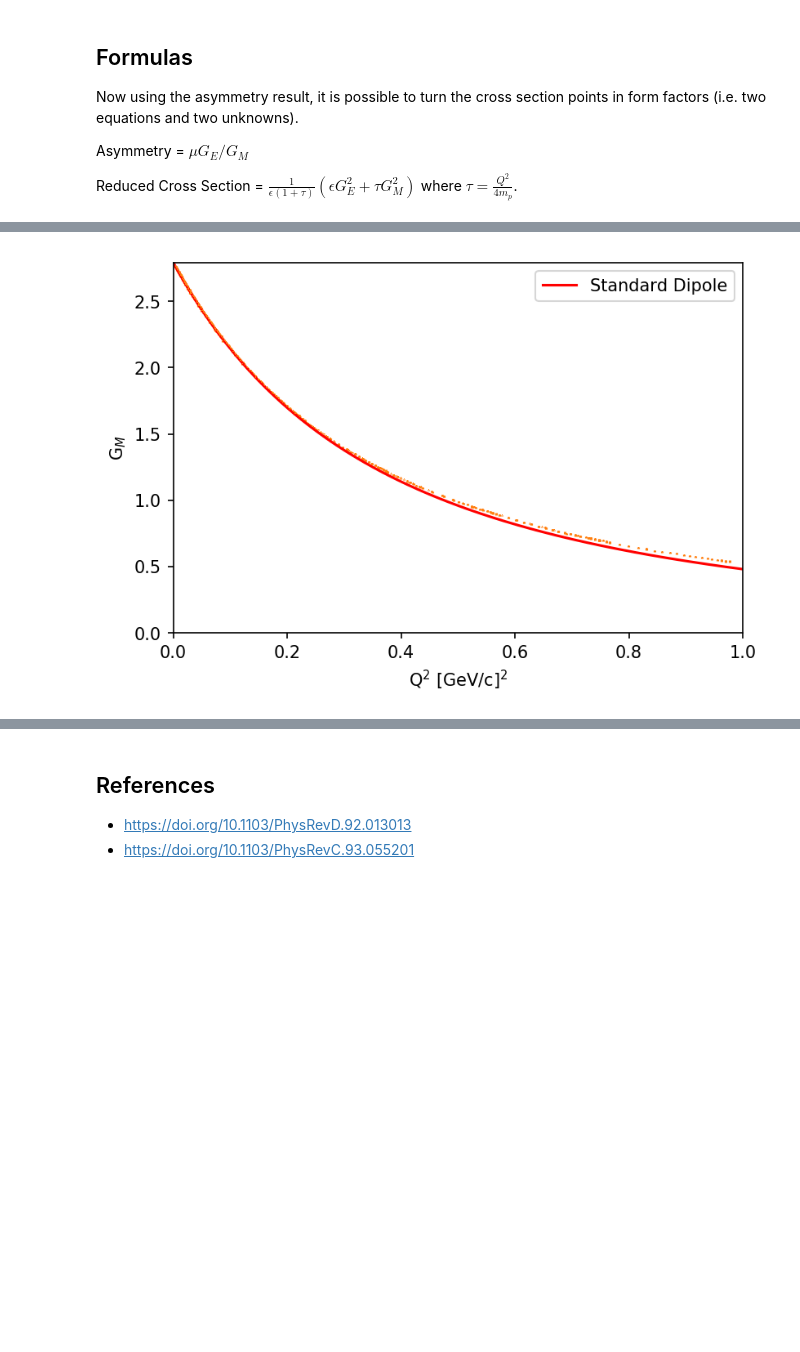
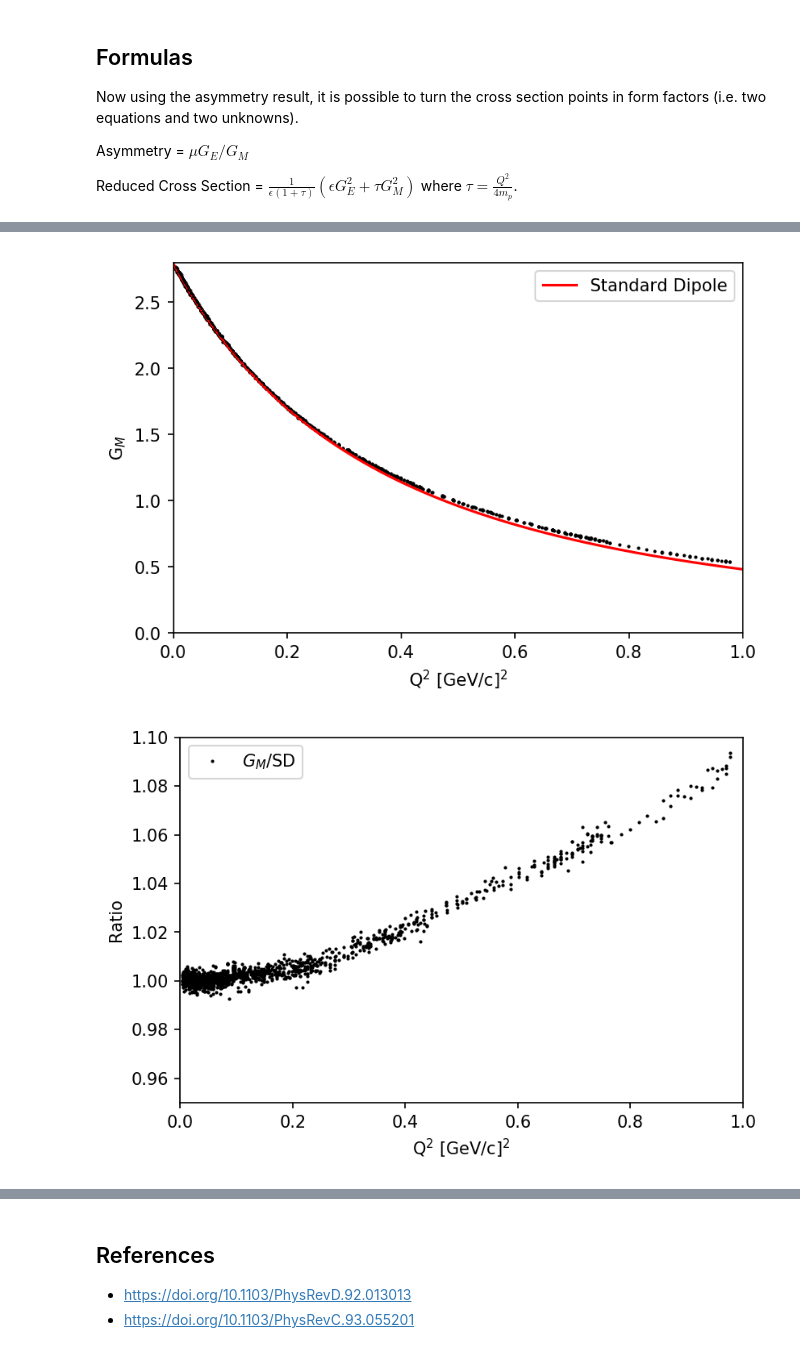
Before and after one commit to JeffersonLab/AsymmetryData, a Jupyter notebook: CrossSectionData.ipynb, the cells around one changed output, grey strips where cells are left out. Drawn from its saved outputs; the diff is of its cells as text; code cells hidden in the pictures; blank space fills up the shorter version.

```diff
--- a/CrossSectionData.ipynb
+++ b/CrossSectionData.ipynb
@@ -89,12 +122,12 @@ mq2=np.linspace(0,1,1000)
 for n in mq2:
     rdd.append(dd(n))
     sdd.append(sd(n))
-    mdd.append(sd(n)*2.793)
+    mdd.append(sd(n)*PROTON_MU)
 
 plt.figure(dpi=150)
-plt.plot(q2,ge,',')
-plt.errorbar(q2,ge,yerr=uge,fmt=',',zorder=1)
-plt.plot(mq2,rdd,'r',color='green',label='Higinbotham $\it{et\ al.}$ Function')
+plt.plot(q2,ge,'o',ms=1,color='black')
+plt.errorbar(q2,ge,yerr=uge,fmt=',',zorder=1,color='black')
+plt.plot(mq2,rdd,'r',color='green',label='Higinbotham Function')
 plt.plot(mq2,sdd,'-',color='red',label='Standard Dipole')
 plt.xlim(0,1)
 plt.ylim(0,1)
@@ -104,4 +137,16 @@ plt.legend()
 plt.savefig("./Figures/GeFigure.png") # Raster Graphic
 plt.savefig("./Figures/GeFigure.pdf") # Vector Graphic
 plt.show()
+
+ratio=[]
+count=0
+for m in q2:
+    ratio.append(ge[count]/sd(m))
+    count+=1
+
+plt.figure(dpi=150)
+plt.plot(q2,ratio,'o',ms=1,label='$G_E$/SD',color='black')
+plt.ylim(0.94,1.04)
+plt.legend()
+plt.show()
 # %% [output]
@@ -109,21 +155,41 @@ plt.show()
 # %%
 #
 # Gm vs. Q2 Plot
 #
 plt.figure(dpi=150)
-plt.plot(q2,gm,',')
-plt.errorbar(q2,gm,yerr=ugm,fmt=',')
+plt.plot(q2,gm,'o',ms=1,color='black')
+plt.errorbar(q2,gm,yerr=ugm,fmt=',',color='black')
 plt.plot(mq2,mdd,'-',color='red',label='Standard Dipole')
 plt.xlim(0,1)
 plt.ylim(0,PROTON_MU)
 plt.xlabel('Q$^2$ [GeV/c]$^2$')
 plt.ylabel('G$_M$')
 plt.legend()
+plt.xlim(0,1)
+plt.ylim(0,2.8)
 plt.savefig("./Figures/GmFigure.png") # Raster Graphic
 plt.savefig("./Figures/GmFigure.pdf") # Vector Graphic
 plt.show()
+
+ratio=[];rq2=[]
+count=0
+
+for m in q2:
+    ratio.append(gm[count]/(sd(m)*PROTON_MU))
+    rq2.append(m)
+    count+=1
+
+plt.figure(dpi=150)
+plt.plot(rq2,ratio,'o',ms=1,label='$G_M$/SD',color='black')
+plt.ylim(0.95,1.1)
+plt.xlim(0,1)
+plt.xlabel('Q$^2$ [GeV/c]$^2$')
+plt.ylabel('Ratio')
+plt.legend()
+plt.show()
 # %% [output]
-[figure, old version]
+[figure, new version]
+[figure, added]
 # %%
 from lmfit import Model
 
```
Also changed, not shown: parts of 12 cells of this notebook, 9 other files.
